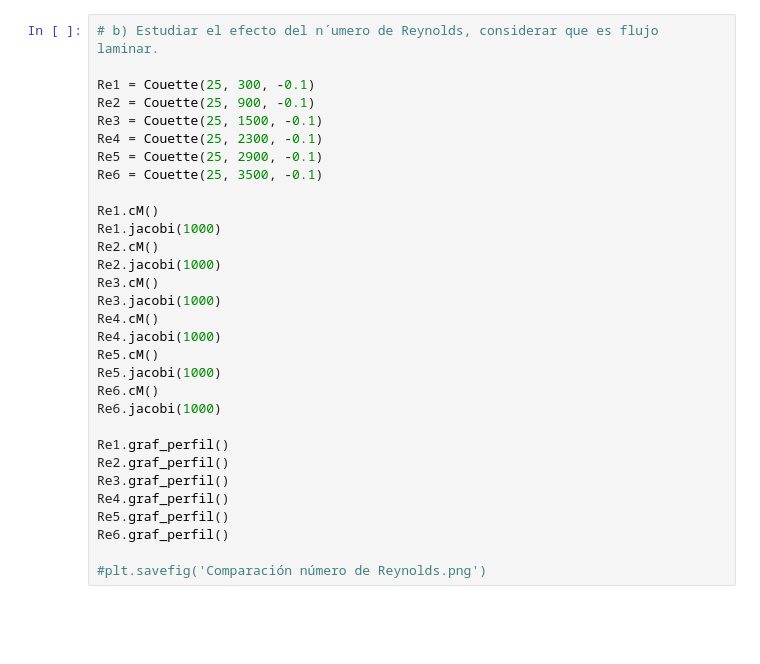
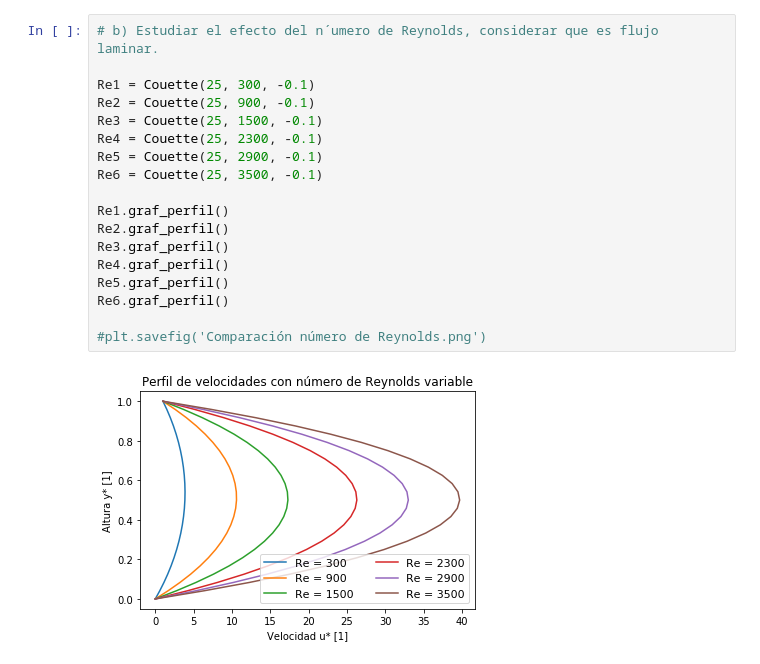
Before and after one commit to fernandocallejasr/CFD-Finite-Differences, a Jupyter notebook: Flujo de Couette.ipynb, the cells around one changed output. Drawn from its saved outputs; the diff is of its cells as text; blank space fills up the shorter version.

```diff
--- a/Flujo de Couette.ipynb
+++ b/Flujo de Couette.ipynb
@@ -203,34 +210,23 @@ P3.graf_perfil()
 # %%
 # b) Estudiar el efecto del n´umero de Reynolds, considerar que es flujo laminar.
 
 Re1 = Couette(25, 300, -0.1)
 Re2 = Couette(25, 900, -0.1)
 Re3 = Couette(25, 1500, -0.1)
 Re4 = Couette(25, 2300, -0.1)
 Re5 = Couette(25, 2900, -0.1)
 Re6 = Couette(25, 3500, -0.1)
 
-Re1.cM()
-Re1.jacobi(1000)
-Re2.cM()
-Re2.jacobi(1000)
-Re3.cM()
-Re3.jacobi(1000)
-Re4.cM()
-Re4.jacobi(1000)
-Re5.cM()
-Re5.jacobi(1000)
-Re6.cM()
-Re6.jacobi(1000)
-
 Re1.graf_perfil()
 Re2.graf_perfil()
 Re3.graf_perfil()
 Re4.graf_perfil()
 Re5.graf_perfil()
 Re6.graf_perfil()
 
 #plt.savefig('Comparación número de Reynolds.png')
+# %% [output]
+[figure, added]
 # %%
 # c) Densidad de malla
 
```
Also changed, not shown: parts of 5 cells of this notebook.
